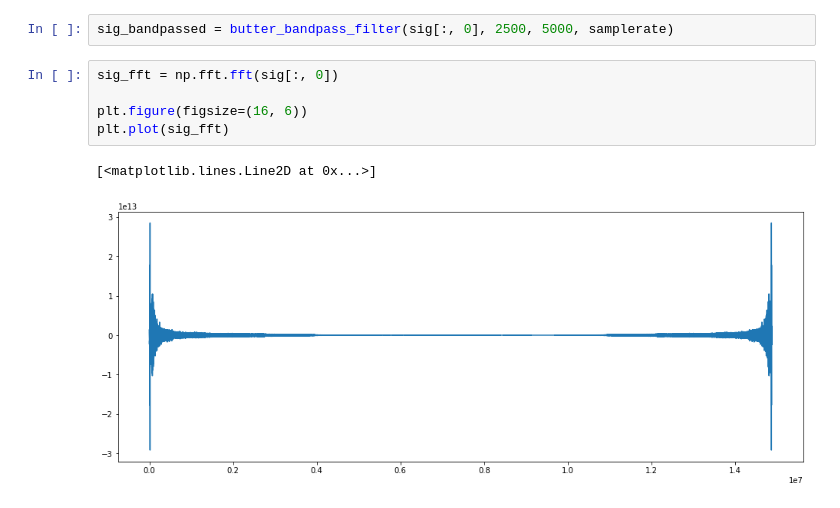
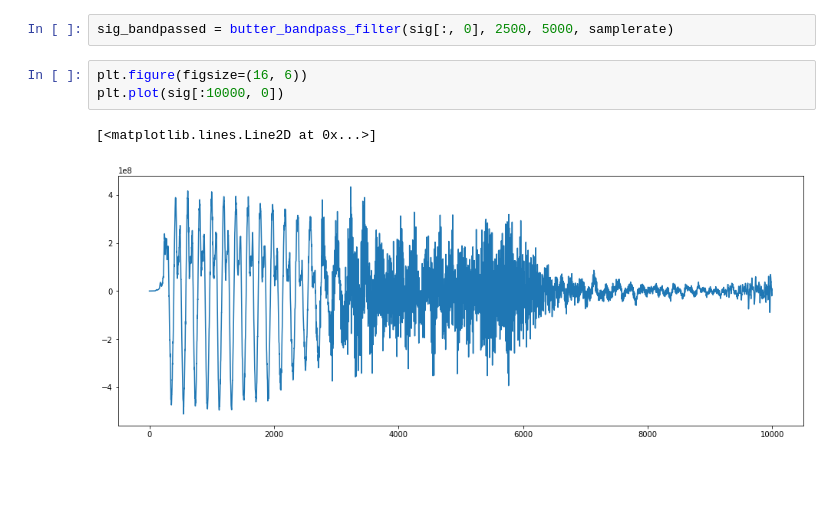
Before and after one commit to adb2-watermark-reader/adb2-watermark-reader, a Jupyter notebook: audio-watermark-decoding.ipynb, the cells around one changed output. Cells and saved outputs as stored; diff of their text form; blank space fills up the shorter version.

```diff
--- a/audio-watermark-decoding.ipynb
+++ b/audio-watermark-decoding.ipynb
@@ -47,10 +47,8 @@ def butter_bandpass_filter(data, lowcut, highcut, fs, order=5):
 # %%
 sig_bandpassed = butter_bandpass_filter(sig[:, 0], 2500, 5000, samplerate)
 # %%
-sig_fft = np.fft.fft(sig[:, 0])
-
 plt.figure(figsize=(16, 6))
-plt.plot(sig_fft)
+plt.plot(sig[:10000, 0])
 # %% [output]
 [<matplotlib.lines.Line2D at 0x...>]
-[figure, old version]
+[figure, new version]
```
Also changed, not shown: parts of 7 cells of this notebook, 4 other files.
